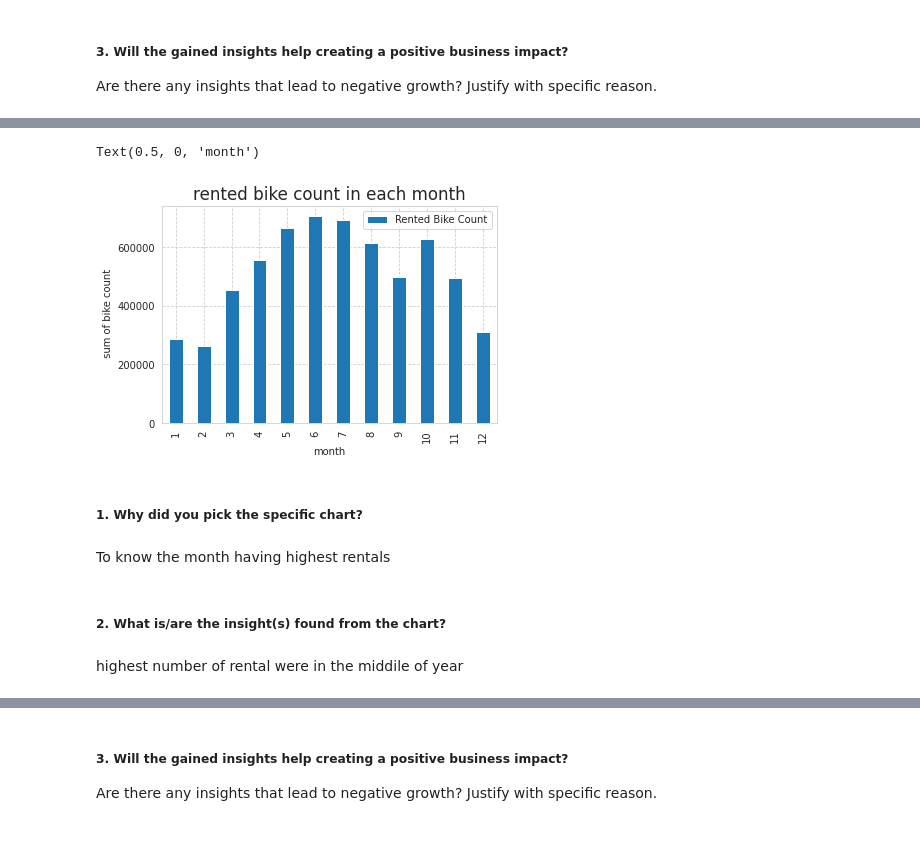
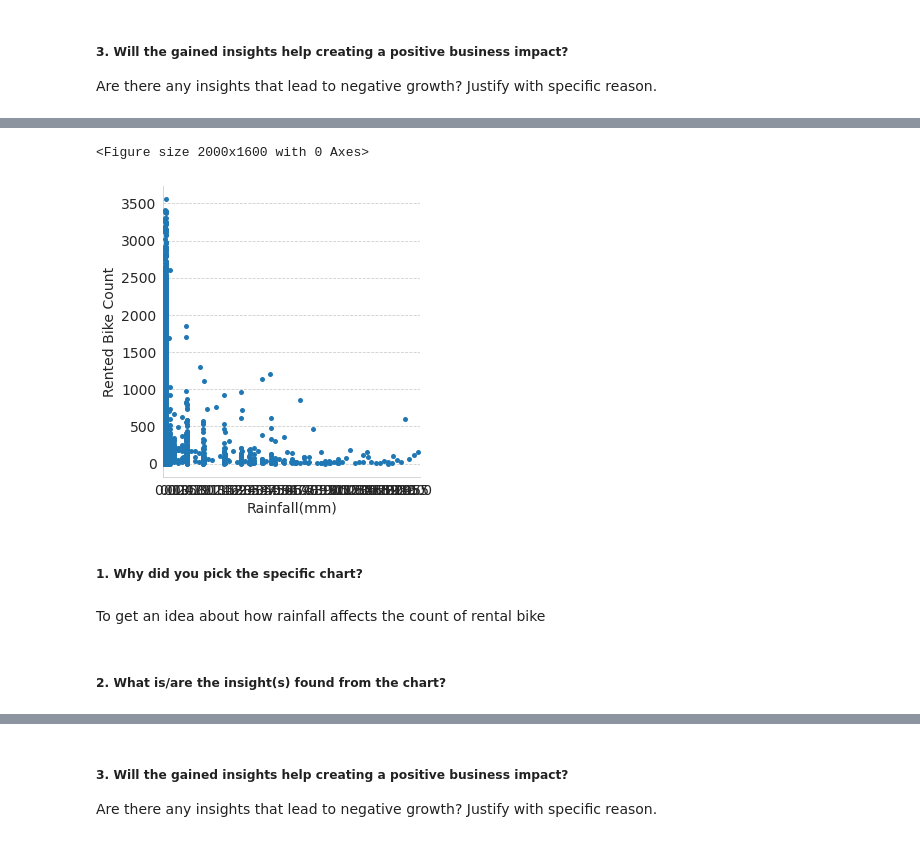
Before and after one commit to albin2122/Bike-Sharing-Demand-Prediction, a Jupyter notebook: Bike_Sharing_Demand_Prediction.ipynb, the cells around one changed output, grey strips where cells are left out. Cells and saved outputs as stored; diff of their text form; code cells hidden in the pictures.

```diff
--- a/Bike_Sharing_Demand_Prediction.ipynb
+++ b/Bike_Sharing_Demand_Prediction.ipynb
@@ -594,18 +554,14 @@ bike_month
-# %%
-bike_month[['month','Rented Bike Count']].set_index('month').plot(kind='bar')
-plt.rc('font', size=14)
-plt.xticks(rotation=90)
-plt.title('rented bike count in each month' )
-plt.ylabel(' sum of bike count')
-plt.xlabel('month')
-# %% [output]
-Text(0.5, 0, 'month')
-[figure, removed]
+# %%
+# Chart - 9 visualization code
+plt.figure(figsize=(10,8),dpi=200)
+sns.catplot(x='Rainfall(mm)',y='Rented Bike Count',data=bike_sharing_df)
+plt.show()
+# %% [output]
+<Figure size 2000x1600 with 0 Axes>
+[figure, added]
 # %% [markdown]
 ##### 1. Why did you pick the specific chart?
-# %% [markdown]
-To know the month having highest rentals
+# %% [markdown]
+To get an idea about how rainfall affects the count of rental bike
 # %% [markdown]
 ##### 2. What is/are the insight(s) found from the chart?
-# %% [markdown]
-highest number of rental were in the middile of year
```
Also changed, not shown: parts of 23 cells of this notebook.
